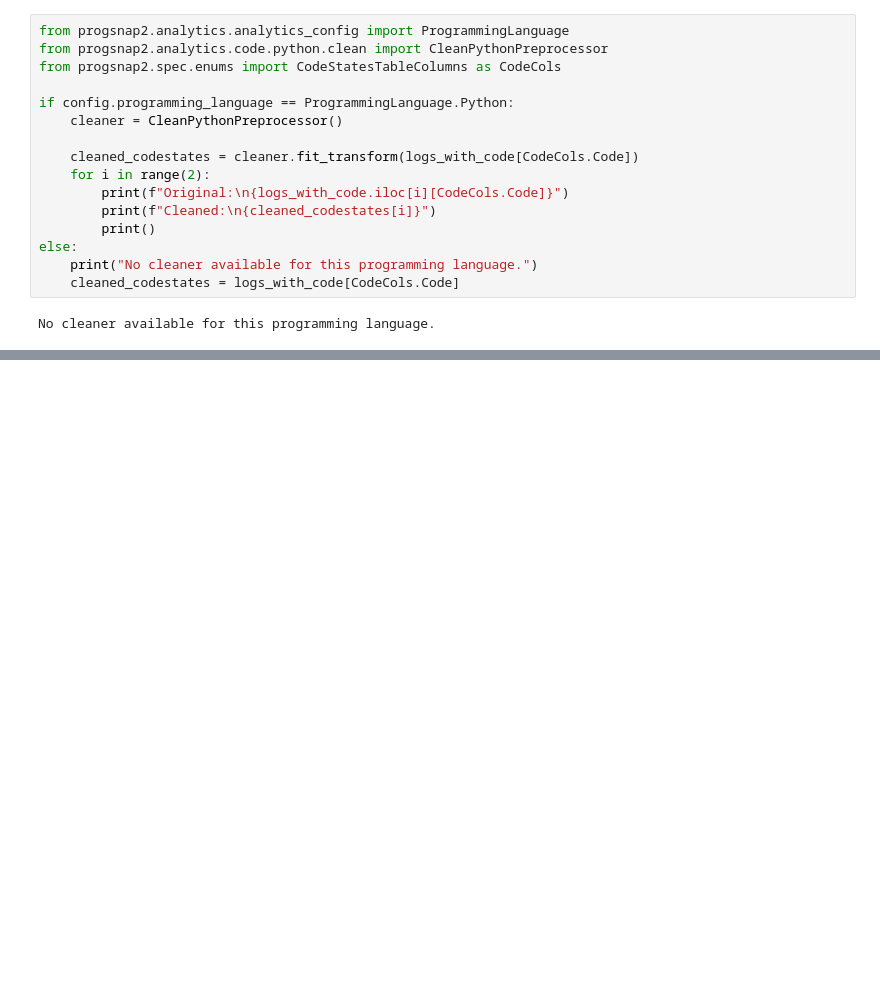
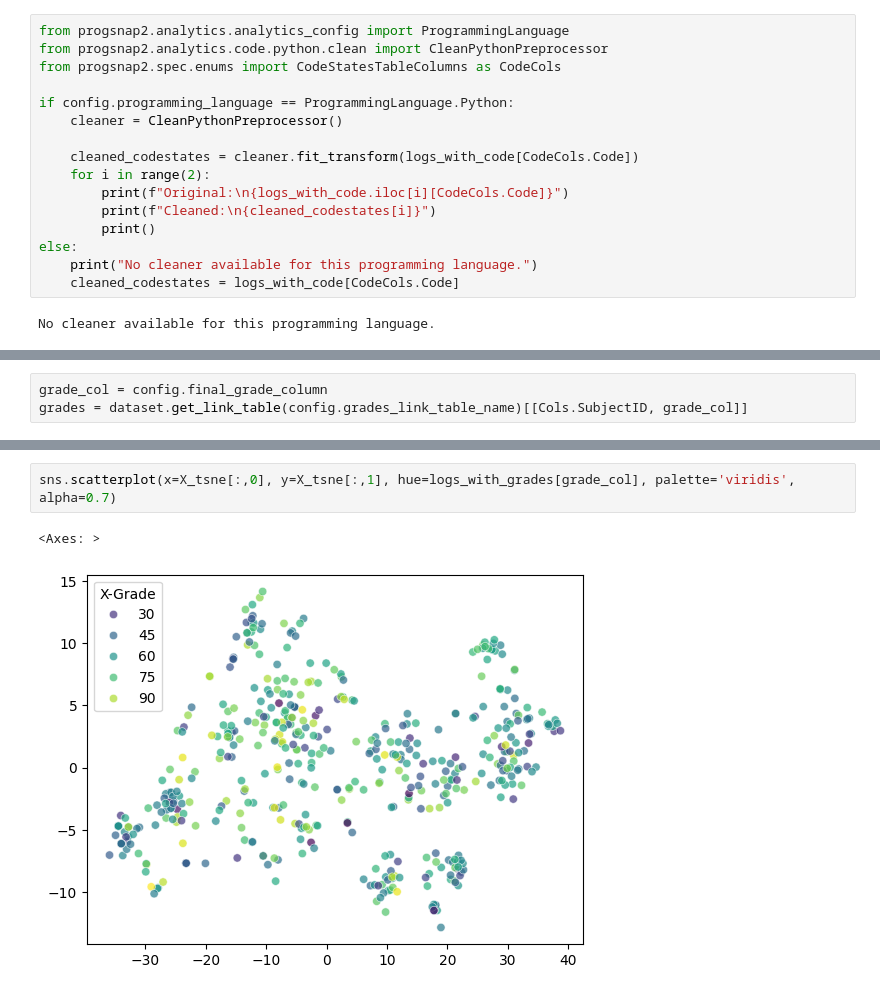
Before and after one commit to CSSPLICE/ProgSnapToolkit, a Jupyter notebook: src/progsnap2/examples/clustering.ipynb, the cells around one changed output, grey strips where cells are left out. Cells and saved outputs as stored; diff of their text form; blank space fills up the shorter version.

```diff
--- a/src/progsnap2/examples/clustering.ipynb
+++ b/src/progsnap2/examples/clustering.ipynb
@@ -132,0 +152,3 @@ sns.scatterplot(x=X_tsne[:,0], y=X_tsne[:,1], hue=logs_with_code[Cols.Score], pa
+# %%
+grade_col = config.final_grade_column
+grades = dataset.get_link_table(config.grades_link_table_name)[[Cols.SubjectID, grade_col]]
@@ -132,0 +162,5 @@ sns.scatterplot(x=X_tsne[:,0], y=X_tsne[:,1], hue=logs_with_code[Cols.Score], pa
+# %%
+sns.scatterplot(x=X_tsne[:,0], y=X_tsne[:,1], hue=logs_with_grades[grade_col], palette='viridis', alpha=0.7)
+# %% [output]
+<Axes: >
+[figure, added]
```
Also changed, not shown: parts of 25 cells of this notebook.
